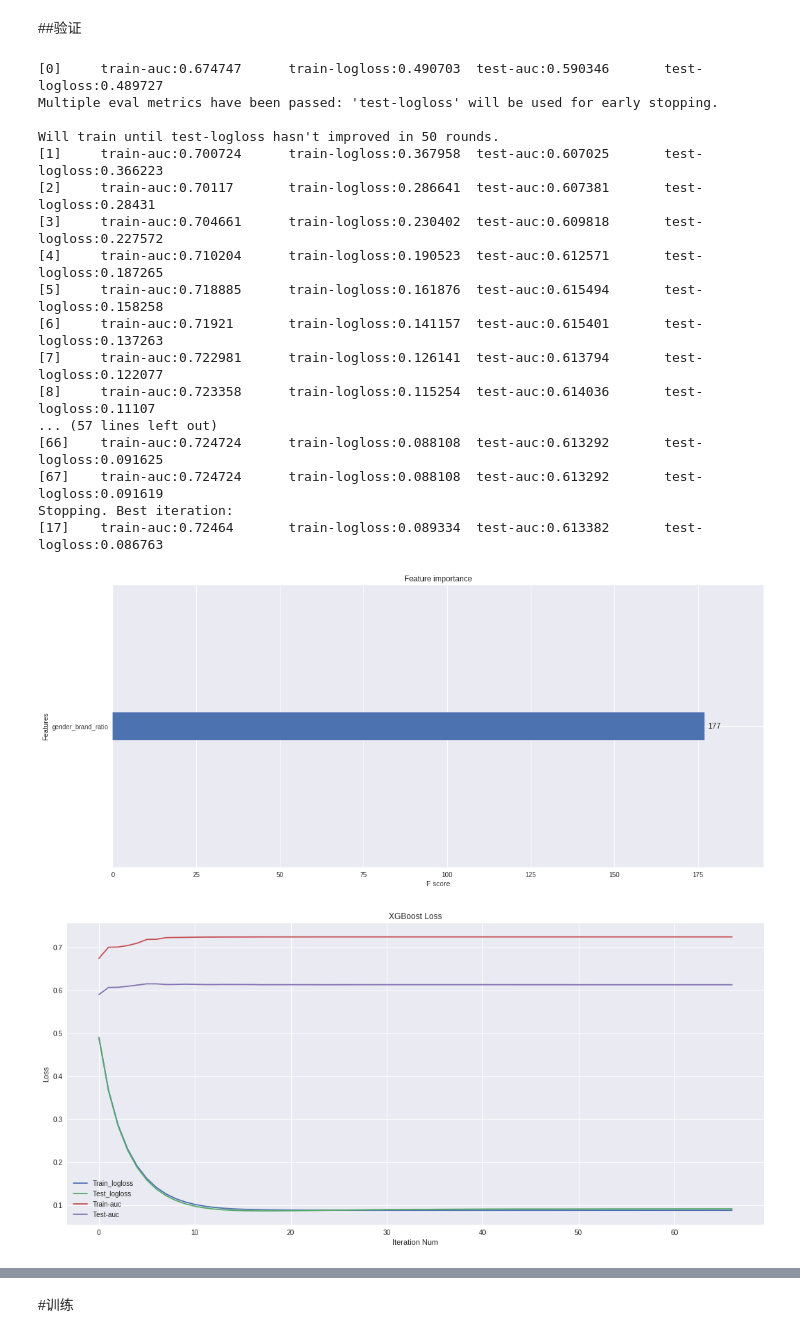
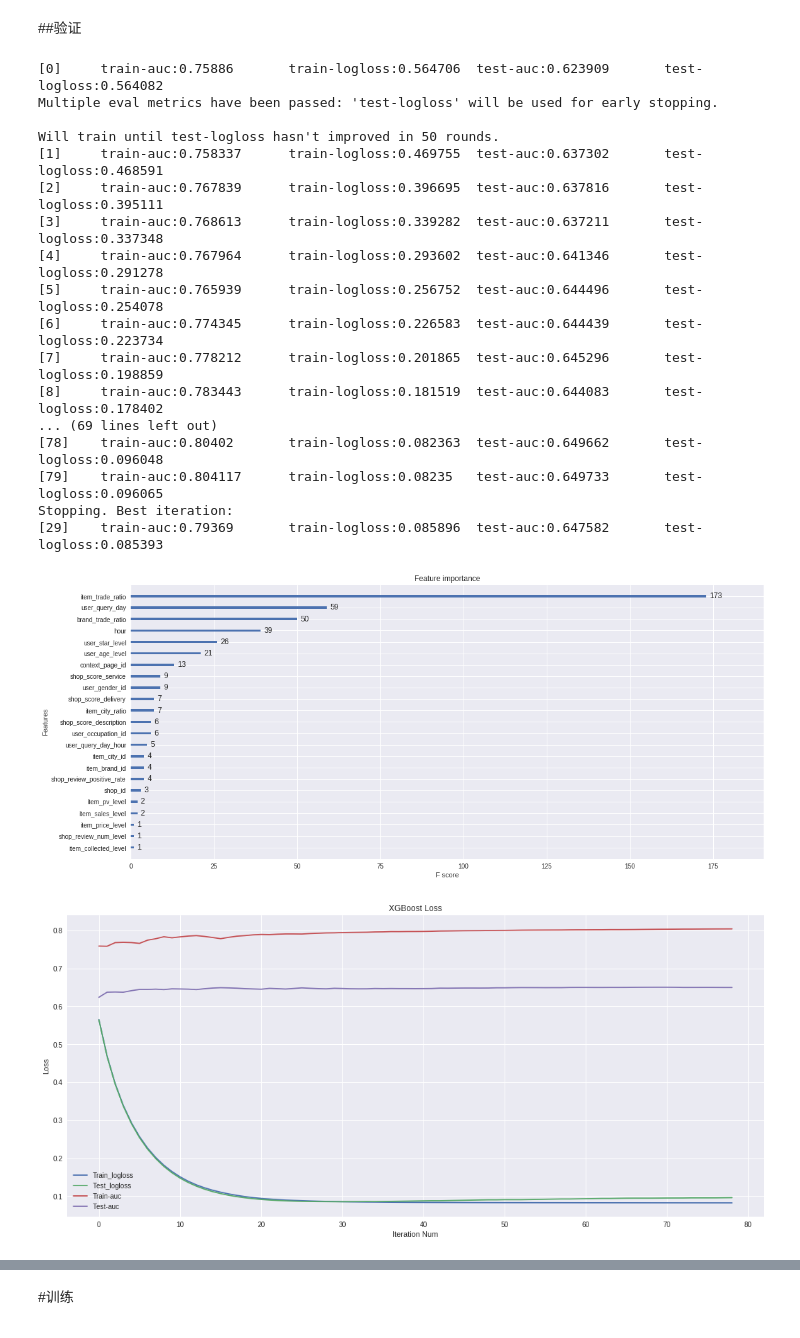
Before and after one commit to J-CIC/Tianchi_IJCAI2018, a Jupyter notebook: IJCAI2018.ipynb, the cells around one changed output, grey strips where cells are left out. Saved outputs shown, nothing was run; the diff lists cells and outputs as text; code cells hidden in the pictures.

```diff
--- a/IJCAI2018.ipynb
+++ b/IJCAI2018.ipynb
@@ -85,13 +147,23 @@ test_pd = test_csv.drop_duplicates("instance_id").copy()
 
 #补充时间数据
 import time
-train_pd['day']=train_pd.context_timestamp.apply(lambda x:time.strftime("%Y-%m-%d",time.localtime(x+3600*8)))
+train_pd['day_m']=train_pd.context_timestamp.apply(lambda x:time.strftime("%Y-%m-%d",time.localtime(x+3600*8)))
+train_pd['day'] = train_pd.context_timestamp.apply(lambda x:time.strftime("%d",time.localtime(x+3600*8)))
 train_pd['hour']=train_pd.context_timestamp.apply(lambda x:time.strftime("%H",time.localtime(x+3600*8)))
-test_pd['day']=test_pd.context_timestamp.apply(lambda x:time.strftime("%Y-%m-%d",time.localtime(x+3600*8)))
+test_pd['day_m']=test_pd.context_timestamp.apply(lambda x:time.strftime("%Y-%m-%d",time.localtime(x+3600*8)))
+test_pd['day'] = test_pd.context_timestamp.apply(lambda x:time.strftime("%d",time.localtime(x+3600*8)))
 test_pd['hour']=test_pd.context_timestamp.apply(lambda x:time.strftime("%H",time.localtime(x+3600*8)))
 
-feature_list = []
+# feature_list = []
+feature_list = ['item_id', 'item_brand_id', 'item_city_id', 'item_price_level', 'item_sales_level',
+                'item_collected_level', 'item_pv_level', 'user_gender_id', 'user_occupation_id',
+                'user_age_level', 'user_star_level', 'user_query_day', 'user_query_day_hour',
+                'context_page_id', 'hour', 'shop_id', 'shop_review_num_level', 'shop_star_level',
+                'shop_review_positive_rate', 'shop_score_service', 'shop_score_delivery', 'shop_score_description',
+                ]
 all_data = pd.concat([train_pd,test_pd])
+all_data['hour'] = all_data['hour'].astype(int)
+all_data['day'] = all_data['hour'].astype(int)
 all_data["category"] =  list(map(lambda x:x.split(";")[1],all_data["item_category_list"]))
 # feature_one_hot = pd.get_dummies(
 #     all_data[["category","item_price_level","user_age_level"]],
@@ -108,8 +180,8 @@ train_pd = all_data[:len(train_pd)]
 test_pd = all_data[len(train_pd):]
 
 #分割线下测试和训练集
-train_m = train_pd[(train_pd["day"]>='2018-09-18')&(train_pd["day"]<='2018-09-22')]
-test_m = train_pd[(train_pd["day"]>='2018-09-23')]
+train_m = train_pd[(train_pd["day_m"]>='2018-09-18')&(train_pd["day_m"]<='2018-09-22')]
+test_m = train_pd[(train_pd["day_m"]>='2018-09-23')]
 # %% [markdown]
 ###双特征
 # %%
@@ -267,11 +418,11 @@ if "gender_brand_ratio" not in feature_list:
 # %%
 #alpha 30, lambda 15, gamma 2
 param = {}
-param["eta"] = 0.25
+param["eta"] = 0.15
 param["min_child_weight"] = 1
 param["max_depth"] = 3
-param["lambda"] = 15 #控制模型复杂度的权重值的L2正则化项参数，参数越大，模型越不容易过拟合。 默认1
-param["alpha"] = 4 #控制模型复杂程度的权重值的 L1 正则项参数，参数值越大，模型越不容易过拟合。 默认0
+param["lambda"] = 5 #控制模型复杂度的权重值的L2正则化项参数，参数越大，模型越不容易过拟合。 默认1
+param["alpha"] = 1 #控制模型复杂程度的权重值的 L1 正则项参数，参数值越大，模型越不容易过拟合。 默认0
 param["gamma"] = 1 # 用于控制是否后剪枝的参数,越大越保守，一般0.1、0.2这样子。
 param["subsample"]=0.8
 param["colsample_bytree"]=0.8
@@ -292,45 +443,45 @@ model = xgb.train( param, train_set, num_round, watchlist,verbose_eval=True,eval
 limit = model.best_ntree_limit
 
 from matplotlib import pyplot
 from xgboost import plot_importance
 #plot feature importance
 ax = plot_importance(model,max_num_features=50)
 fig = ax.figure
 fig.set_size_inches(18, 8)
 pyplot.show()
 
 #plot logloss
 epochs = len(eval_result['train']['logloss'])
 x_axis = range(0, epochs)
 fig, ax = pyplot.subplots()
 ax.plot(x_axis, eval_result['train']['logloss'], label='Train_logloss')
 ax.plot(x_axis, eval_result['test']['logloss'], label='Test_logloss')
 ax.plot(x_axis, eval_result['train']['auc'], label='Train-auc')
 ax.plot(x_axis, eval_result['test']['auc'], label='Test-auc')
 ax.legend()
 fig = ax.figure
 fig.set_size_inches(18, 8)
 pyplot.ylabel('Loss')
 pyplot.xlabel('Iteration Num')
 pyplot.title('XGBoost Loss')
 pyplot.show()
 # %% [output]
-[0]     train-auc:0.674747      train-logloss:0.490703  test-auc:0.590346       test-logloss:0.489727
+[0]     train-auc:0.75886       train-logloss:0.564706  test-auc:0.623909       test-logloss:0.564082
 Multiple eval metrics have been passed: 'test-logloss' will be used for early stopping.
 
 Will train until test-logloss hasn't improved in 50 rounds.
-[1]     train-auc:0.700724      train-logloss:0.367958  test-auc:0.607025       test-logloss:0.366223
-[2]     train-auc:0.70117       train-logloss:0.286641  test-auc:0.607381       test-logloss:0.28431
-[3]     train-auc:0.704661      train-logloss:0.230402  test-auc:0.609818       test-logloss:0.227572
-[4]     train-auc:0.710204      train-logloss:0.190523  test-auc:0.612571       test-logloss:0.187265
-[5]     train-auc:0.718885      train-logloss:0.161876  test-auc:0.615494       test-logloss:0.158258
-[6]     train-auc:0.71921       train-logloss:0.141157  test-auc:0.615401       test-logloss:0.137263
-[7]     train-auc:0.722981      train-logloss:0.126141  test-auc:0.613794       test-logloss:0.122077
-[8]     train-auc:0.723358      train-logloss:0.115254  test-auc:0.614036       test-logloss:0.11107
-... (57 lines left out)
-[66]    train-auc:0.724724      train-logloss:0.088108  test-auc:0.613292       test-logloss:0.091625
-[67]    train-auc:0.724724      train-logloss:0.088108  test-auc:0.613292       test-logloss:0.091619
+[1]     train-auc:0.758337      train-logloss:0.469755  test-auc:0.637302       test-logloss:0.468591
+[2]     train-auc:0.767839      train-logloss:0.396695  test-auc:0.637816       test-logloss:0.395111
+[3]     train-auc:0.768613      train-logloss:0.339282  test-auc:0.637211       test-logloss:0.337348
+[4]     train-auc:0.767964      train-logloss:0.293602  test-auc:0.641346       test-logloss:0.291278
+[5]     train-auc:0.765939      train-logloss:0.256752  test-auc:0.644496       test-logloss:0.254078
+[6]     train-auc:0.774345      train-logloss:0.226583  test-auc:0.644439       test-logloss:0.223734
+[7]     train-auc:0.778212      train-logloss:0.201865  test-auc:0.645296       test-logloss:0.198859
+[8]     train-auc:0.783443      train-logloss:0.181519  test-auc:0.644083       test-logloss:0.178402
+... (69 lines left out)
+[78]    train-auc:0.80402       train-logloss:0.082363  test-auc:0.649662       test-logloss:0.096048
+[79]    train-auc:0.804117      train-logloss:0.08235   test-auc:0.649733       test-logloss:0.096065
 Stopping. Best iteration:
-[17]    train-auc:0.72464       train-logloss:0.089334  test-auc:0.613382       test-logloss:0.086763
+[29]    train-auc:0.79369       train-logloss:0.085896  test-auc:0.647582       test-logloss:0.085393
-[figure, old version]
+[figure, new version]
-[figure, old version]
+[figure, new version]
```
Also changed, not shown: parts of 15 cells of this notebook.
